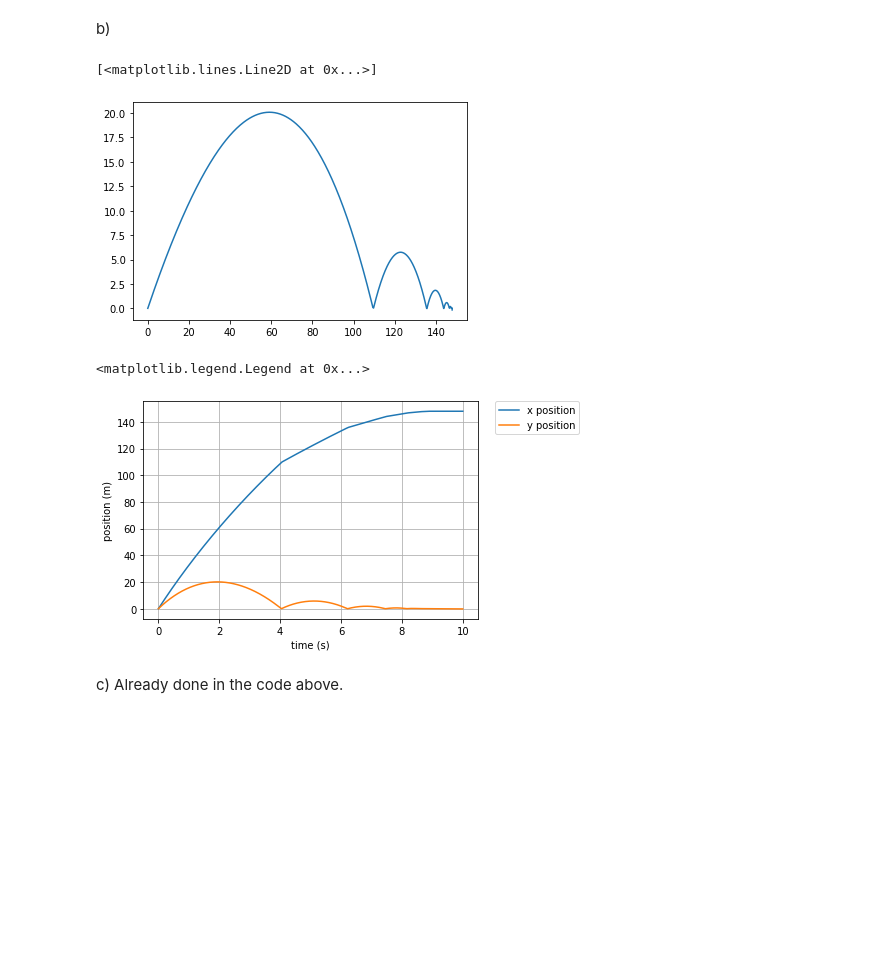
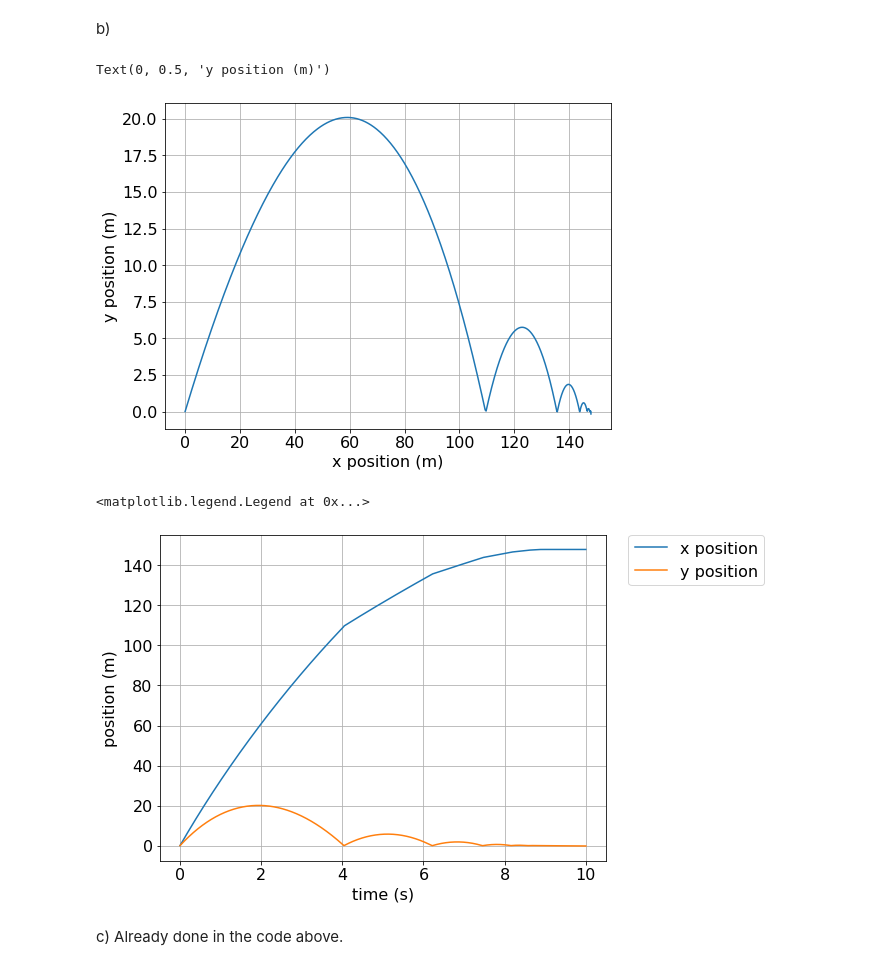
Before and after one commit to calvin-bales/Lectures, a Jupyter notebook: Homework_1.ipynb, the cells around one changed output. Drawn from its saved outputs; the diff is of its cells as text; code cells hidden in the pictures; blank space fills up the shorter version.

```diff
--- a/Homework_1.ipynb
+++ b/Homework_1.ipynb
@@ -10,16 +14,7 @@ Problem 1\
 a)
 # %%
 def Simpson(f, start, stop, N, args = None):
-    """
-    A simple Simpson's rule integrator
 
-    Arguments:
-    f - A function to integrate, the function must take a single argument that is an independent
-    variable
-    start - lower limit of integral
-    stop - upper limit of integral
-    N - number of steps (must be an even number)
-    """
     width = stop - start
     h = width/N
     x = np.arange(start, stop+h, h)
@@ -115,7 +110,7 @@ def RK4(Vout, RC, start, end, N):
             k1 = h*g(Vout, RC, t)
             k2 = h*g(Vout+k1/2, RC, t+h/2)
             k3 = h*g(Vout+k2/2, RC, t+h/2)
-            k4 = h*g(Vout+k3/2, RC, t+h)
+            k4 = h*g(Vout+k3, RC, t+h)
             Vout += (k1+2*k2+2*k3+k4)/6
         voltage.append(Vout)
     voltage = np.array(voltage)
@@ -162,13 +157,13 @@ def RK4(Na, ta, Nb, tb, start, end, N, t):
             k1 = h*fA(Na, ta, t)
             k2 = h*fA(Na+k1/2, ta, t+h/2)
             k3 = h*fA(Na+k2/2, ta, t+h/2)
-            k4 = h*fA(Na+k3/2, ta, t+h)
+            k4 = h*fA(Na+k3, ta, t+h)
             Na += (k1+2*k2+2*k3+k4)/6
 
             k1b = h*fB(Na, ta, Nb, tb, t)
             k2b = h*fB(Na, ta, Nb+k1b/2, tb, t+h/2)
             k3b = h*fB(Na, ta, Nb+k2b/2, tb, t+h/2)
-            k4b = h*fB(Na, ta, Nb+k3b/2, tb, t+h)
+            k4b = h*fB(Na, ta, Nb+k3b, tb, t+h)
             Nb += (k1b+2*k2b+2*k3b+k4b)/6
         numA.append(Na)
         numB.append(Nb)
@@ -305,12 +300,12 @@ def RK4(v, theta0, start, end, N):
             k1x = h*xvel(vx, vy)
             k2x = h*xvel(vx+k1x/2, vy)
             k3x = h*xvel(vx+k2x/2, vy)
-            k4x = h*xvel(vx+k3x/2, vy)
+            k4x = h*xvel(vx+k3x, vy)
 
             k1y = h*yvel(vy, vx)
             k2y = h*yvel(vy+k1y/2, vx)
             k3y = h*yvel(vy+k2y/2, vx)
-            k4y = h*yvel(vy+k3y/2, vx)
+            k4y = h*yvel(vy+k3y, vx)
 
             vx += (k1x+2*k2x+2*k3x+k4x)/6
             vy += (k1y+2*k2y+2*k3y+k4y)/6
@@ -325,12 +320,12 @@ def RK4(v, theta0, start, end, N):
                 k1x = h*xvel(vx, vy)
                 k2x = h*xvel(vx+k1x/2, vy)
                 k3x = h*xvel(vx+k2x/2, vy)
-                k4x = h*xvel(vx+k3x/2, vy)
+                k4x = h*xvel(vx+k3x, vy)
 
                 k1y = h*yvel(vy, vx)
                 k2y = h*yvel(vy+k1y/2, vx)
                 k3y = h*yvel(vy+k2y/2, vx)
-                k4y = h*yvel(vy+k3y/2, vx)
+                k4y = h*yvel(vy+k3y, vx)
 
                 vx += (k1x+2*k2x+2*k3x+k4x)/6
                 vy += (k1y+2*k2y+2*k3y+k4y)/6
@@ -355,17 +350,20 @@ b)
 # %%
 ball = RK4(41.6667, 32, 0, 10, 1000)
 
 # plt.plot(ball[3], ball[4], label = 'position')
 # plt.legend(bbox_to_anchor=(1.05, 1), loc='upper left', borderaxespad=0.)
 # plt.grid()
 # plt.xlabel("x position (m)")
 # plt.ylabel("y position (m)")
 
 plt.plot(ball[3], ball[4])
+plt.grid()
+plt.xlabel("x position (m)")
+plt.ylabel("y position (m)")
 #plt.plot(ball[0], ball[2])
 # %% [output]
-[<matplotlib.lines.Line2D at 0x...>]
+Text(0, 0.5, 'y position (m)')
-[figure, old version]
+[figure, new version]
 # %%
 plt.plot(ball[0], ball[3], label = 'x position')
 plt.plot(ball[0], ball[4], label = 'y position')
@@ -375,7 +373,7 @@ plt.ylabel("position (m)")
 plt.legend(bbox_to_anchor=(1.05, 1), loc='upper left', borderaxespad=0.)
 # %% [output]
 <matplotlib.legend.Legend at 0x...>
-[figure, old version]
+[figure, new version]
 # %% [markdown]
 c) Already done in the code above.
 # %% [markdown]
```
Also changed, not shown: parts of 37 cells of this notebook.
